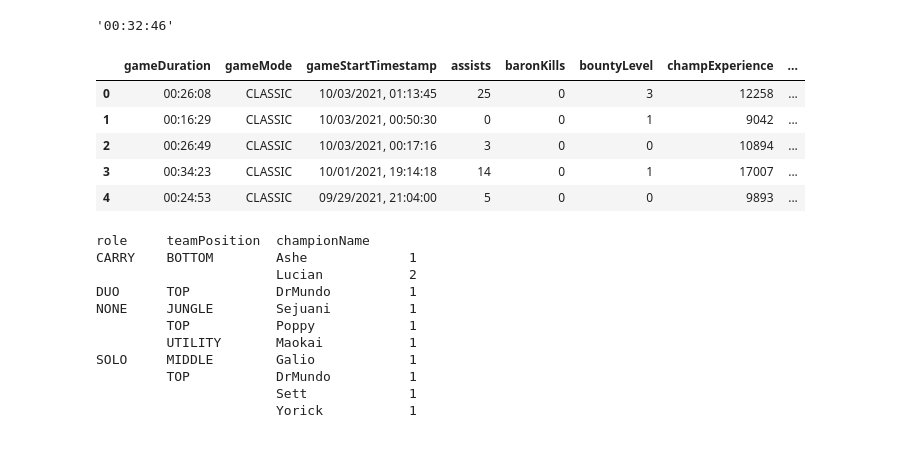
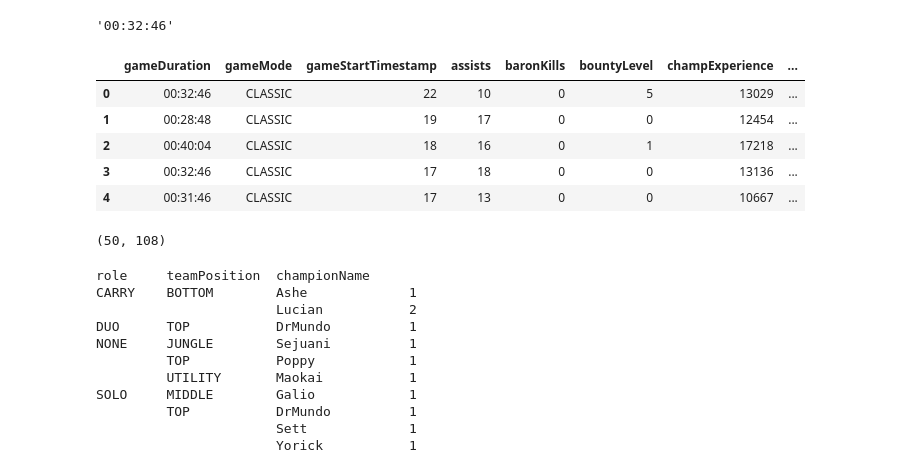
Before and after one commit to jalex141/League-Rank, a Jupyter notebook: notebooks/clean.ipynb, the cells around one changed output. Cells and saved outputs as stored; diff of their text form; code cells hidden in the pictures.

```diff
--- a/notebooks/clean.ipynb
+++ b/notebooks/clean.ipynb
@@ -78,18 +79,23 @@ duration(1966152)
 # %% [output]
 '00:32:46'
 # %%
-#["game_start"]
-dfr.gameStartTimestamp = dfr.gameStartTimestamp.apply(lambda x: datetime.fromtimestamp(x/1000).strftime("%m/%d/%Y, %H:%M:%S"))
+#["game_start"] .strftime("%m/%d/%Y, %H:%M:%S")
+dfr.gameStartTimestamp = dfr.gameStartTimestamp.apply(lambda x: datetime.fromtimestamp(x/1000).strftime("%H"))
 dfr.gameDuration = dfr.gameDuration.apply(duration)
+dfr.timePlayed = dfr.timePlayed.apply(lambda x: x/60)
 
 dfr.head(5)
 # %% [output]
 |  | gameDuration | gameMode | gameStartTimestamp | assists | baronKills | bountyLevel | champExperience | ... |
-| 0 | 00:26:08 | CLASSIC | 10/03/2021, 01:13:45 | 25 | 0 | 3 | 12258 | ... |
-| 1 | 00:16:29 | CLASSIC | 10/03/2021, 00:50:30 | 0 | 0 | 1 | 9042 | ... |
-| 2 | 00:26:49 | CLASSIC | 10/03/2021, 00:17:16 | 3 | 0 | 0 | 10894 | ... |
-| 3 | 00:34:23 | CLASSIC | 10/01/2021, 19:14:18 | 14 | 0 | 1 | 17007 | ... |
-| 4 | 00:24:53 | CLASSIC | 09/29/2021, 21:04:00 | 5 | 0 | 0 | 9893 | ... |
+| 0 | 00:32:46 | CLASSIC | 22 | 10 | 0 | 5 | 13029 | ... |
+| 1 | 00:28:48 | CLASSIC | 19 | 17 | 0 | 0 | 12454 | ... |
+| 2 | 00:40:04 | CLASSIC | 18 | 16 | 0 | 1 | 17218 | ... |
+| 3 | 00:32:46 | CLASSIC | 17 | 18 | 0 | 0 | 13136 | ... |
+| 4 | 00:31:46 | CLASSIC | 17 | 13 | 0 | 0 | 10667 | ... |
+# %%
+dfr.shape
+# %% [output]
+(50, 108)
 # %%
 dfr.groupby(['role','teamPosition','championName']).size()
 # %% [output]
```
Also changed, not shown: parts of 12 cells of this notebook, 8 other files.
